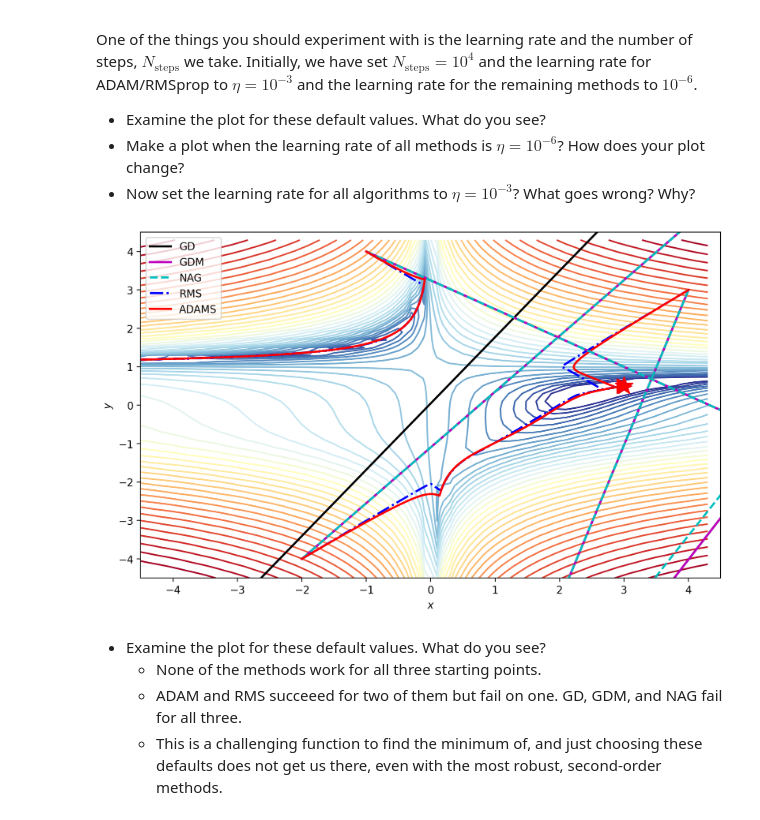
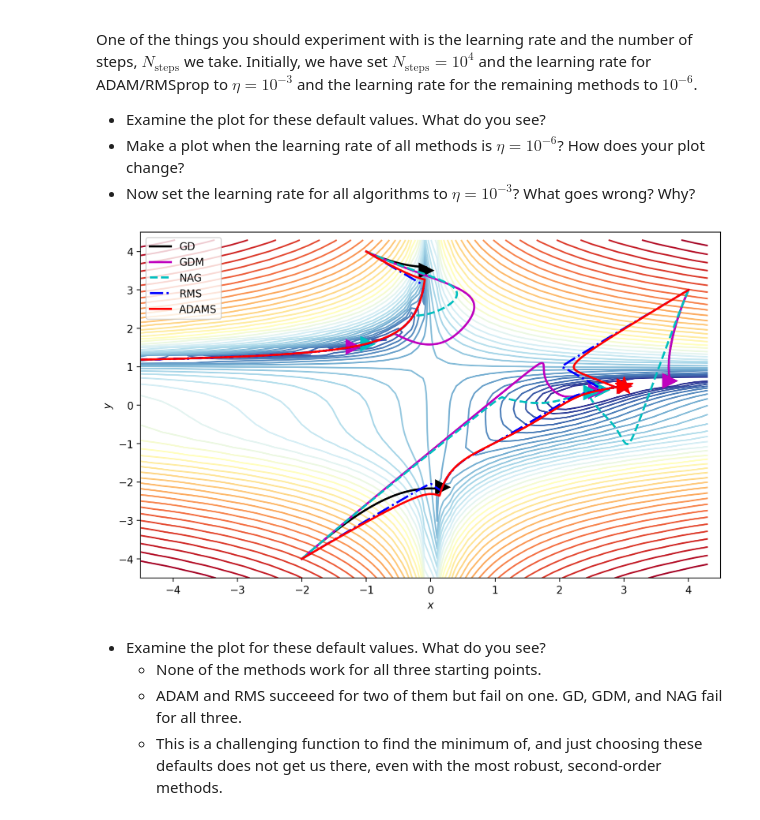
Before and after one commit to williamsaunders/Saunders_PY580, a Jupyter notebook: Jupyter_notebooks/NB2_CIV-gradient_descent.ipynb, the cells around one changed output. Cells and saved outputs as stored; diff of their text form; code cells hidden in the pictures.

```diff
--- a/Jupyter_notebooks/NB2_CIV-gradient_descent.ipynb
+++ b/Jupyter_notebooks/NB2_CIV-gradient_descent.ipynb
@@ -495,7 +495,7 @@ plt.close()
 #Make static plot of the results
 Nsteps=10**4
 lr_l=10**-3
-lr_s=10**-3
+lr_s=10**-5
 
 init1=np.array([4,3])
 fig1, ax1=contour_beales_function()
@@ -536,34 +536,34 @@ gdm_trajectory3=gd_with_mom(grad_beales_function,init3,Nsteps,eta=lr_s, gamma=0.
 NAG_trajectory3=NAG(grad_beales_function,init3,Nsteps,eta=lr_s, gamma=0.9,noise_strength=0)
 rms_prop_trajectory3=rms_prop(grad_beales_function,init3,Nsteps,eta=lr_l, beta=0.9,epsilon=10**-8,\
                               noise_strength=0)
 adam_trajectory3=adams(grad_beales_function,init3,Nsteps,eta=lr_l, gamma=0.9, beta=0.99,epsilon=10**-8,\
                        noise_strength=0)
 
 overlay_trajectory_contour_M(ax1,gd_trajectory3, 'GD','k')
 overlay_trajectory_contour_M(ax1,gdm_trajectory3, 'GDM','m')
 overlay_trajectory_contour_M(ax1,NAG_trajectory3, 'NAG','c--')
 overlay_trajectory_contour_M(ax1,rms_prop_trajectory3,'RMS', 'b-.')
 overlay_trajectory_contour_M(ax1,adam_trajectory3,'ADAMS', 'r')
 
 init4=np.array([-2,-4])
 
 gd_trajectory4=gd(grad_beales_function,init4,Nsteps, eta=lr_s, noise_strength=0)
 gdm_trajectory4=gd_with_mom(grad_beales_function,init4,Nsteps,eta=lr_s, gamma=0.9,noise_strength=0)
 NAG_trajectory4=NAG(grad_beales_function,init4,Nsteps,eta=lr_s, gamma=0.9,noise_strength=0)
 rms_prop_trajectory4=rms_prop(grad_beales_function,init4,Nsteps,eta=lr_l, beta=0.9,epsilon=10**-8,\
                               noise_strength=0)
 adam_trajectory4=adams(grad_beales_function,init4,Nsteps,eta=lr_l, gamma=0.9, beta=0.99,epsilon=10**-8,\
                        noise_strength=0)
 
 overlay_trajectory_contour_M(ax1,gd_trajectory4, 'GD','k')
 overlay_trajectory_contour_M(ax1,gdm_trajectory4, 'GDM','m')
 overlay_trajectory_contour_M(ax1,NAG_trajectory4, 'NAG','c--')
 overlay_trajectory_contour_M(ax1,rms_prop_trajectory4,'RMS', 'b-.')
 overlay_trajectory_contour_M(ax1,adam_trajectory4,'ADAMS', 'r')
 
 plt.show()
 # %% [output]
-[figure, old version]
+[figure, new version]
 # %% [markdown]
 - Examine the plot for these default values. What do you see?
     - None of the methods work for all three starting points.
```
Also changed, not shown: parts of 5 cells of this notebook.
